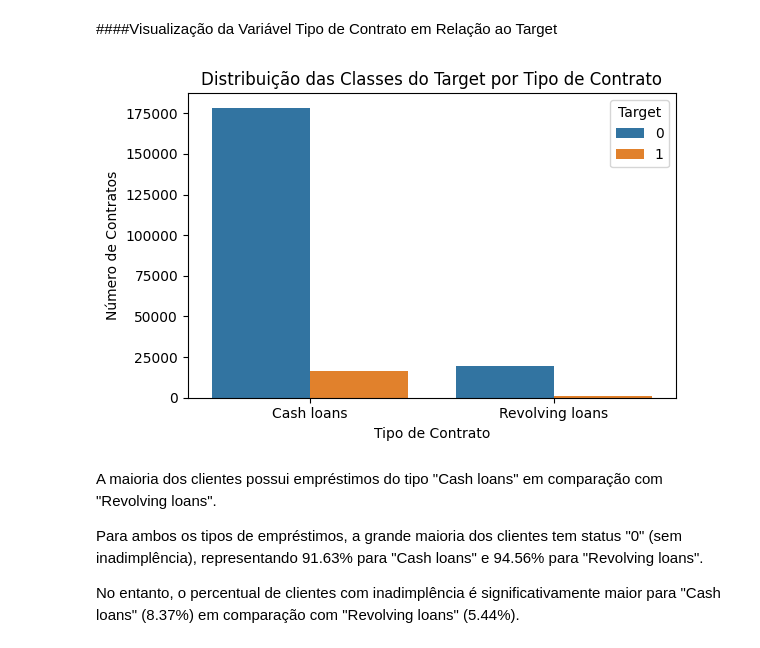
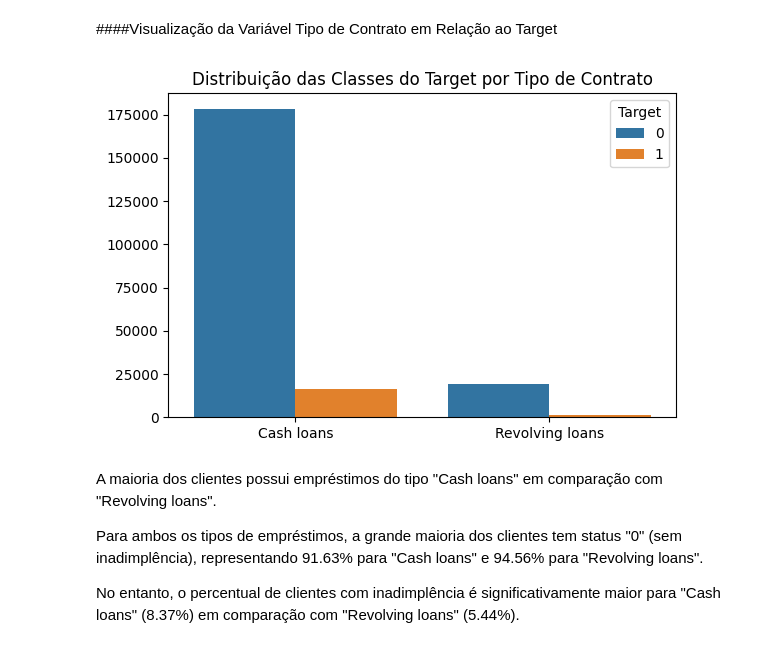
Before and after one commit to Suelymessias/Modelagem_Credito_PodBank, a Jupyter notebook: Analise_Credito_EDA.ipynb, the cells around one changed output. Cells and saved outputs as stored; diff of their text form; code cells hidden in the pictures.

```diff
--- a/Analise_Credito_EDA.ipynb
+++ b/Analise_Credito_EDA.ipynb
@@ -727,23 +725,25 @@ df_contrato_target.show()
 # %%
 # Converter o DataFrame Spark para um DataFrame Pandas
 df_contrato_target01 = df_contrato_target.toPandas()
 
 # Plotar o gráfico de barras
 plt.figure(figsize=(6, 4))
 sns.barplot(data=df_contrato_target01, x='NAME_CONTRACT_TYPE', y='QUANT_CLIENTES', hue='TARGET')
 
-# Definir rótulos e título
-plt.xlabel('Tipo de Contrato')
-plt.ylabel('Número de Contratos')
+# Definir título
 plt.title('Distribuição das Classes do Target por Tipo de Contrato')
+
+# Remover os títulos dos eixos x e y
+plt.xlabel('')
+plt.ylabel('')
 
 # Mostrar o gráfico
 plt.xticks(rotation=0)
 plt.legend(title='Target', loc='upper right')
 plt.tight_layout()
 plt.show()
 # %% [output]
-[figure, old version]
+[figure, new version]
 # %% [markdown]
 A maioria dos clientes possui empréstimos do tipo "Cash loans" em comparação com "Revolving loans".
 
```
Also changed, not shown: parts of 13 cells of this notebook.
